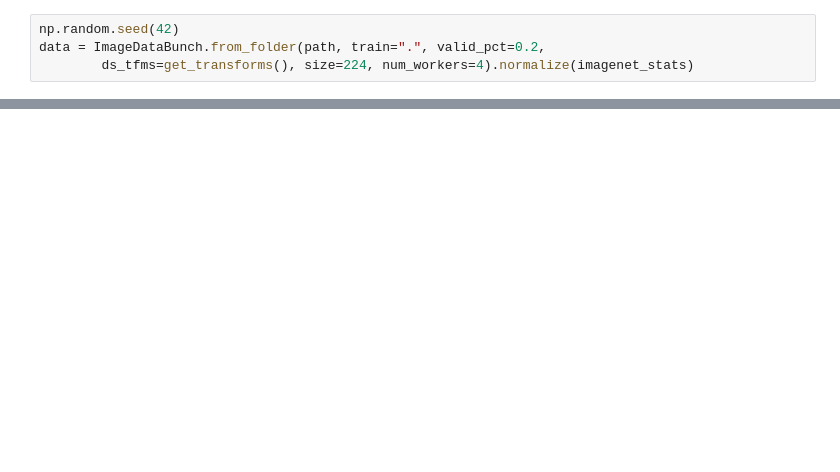
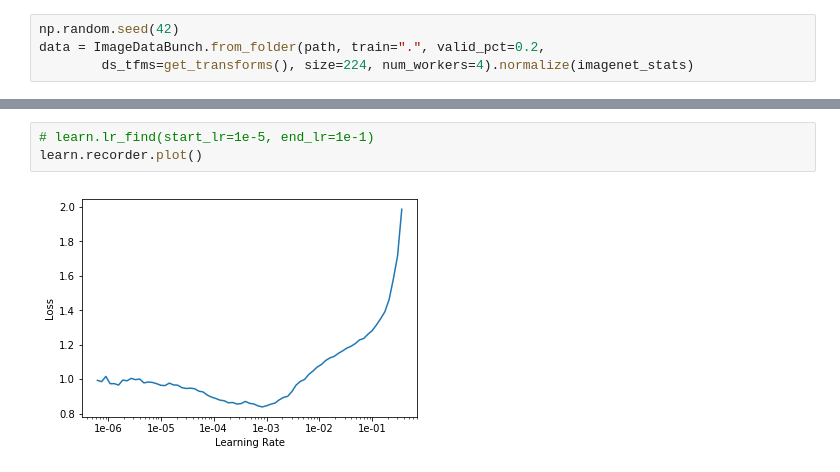
Before and after one commit to sky7725/design-thinking, a Jupyter notebook: 測試用.ipynb, the cells around one changed output, grey strips where cells are left out. Saved outputs shown, nothing was run; the diff lists cells and outputs as text; blank space fills up the shorter version.

```diff
--- a/測試用.ipynb
+++ b/測試用.ipynb
@@ -66,0 +119,5 @@ data.show_batch(rows=30, figsize=(20,20))
+# %%
+# learn.lr_find(start_lr=1e-5, end_lr=1e-1)
+learn.recorder.plot()
+# %% [output]
+[figure, added]
```
Also changed, not shown: parts of 25 cells of this notebook.
